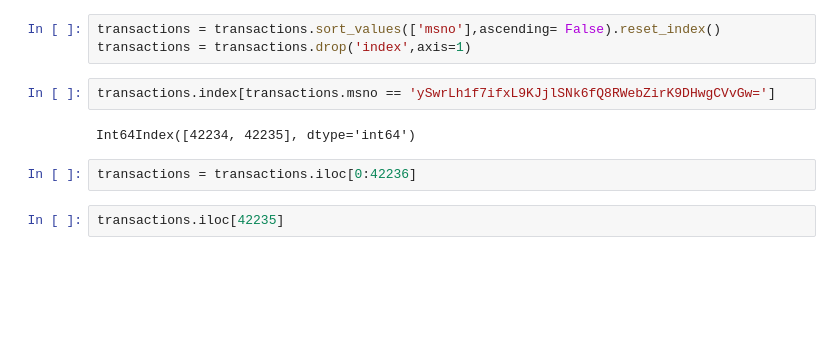
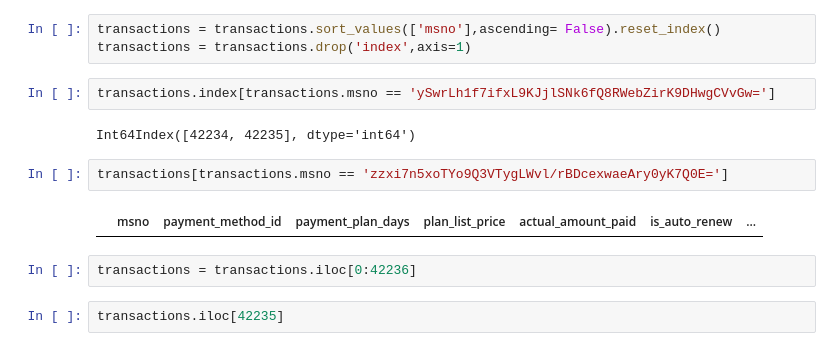
Before and after one commit to rimskiynikita/churn_prediction, a Jupyter notebook: creating_tables.ipynb, the cells around one changed output. Saved outputs shown, nothing was run; the diff lists cells and outputs as text; blank space fills up the shorter version.

```diff
--- a/creating_tables.ipynb
+++ b/creating_tables.ipynb
@@ -181,6 +179,10 @@ transactions = transactions.drop('index',axis=1)
 transactions.index[transactions.msno == 'ySwrLh1f7ifxL9KJjlSNk6fQ8RWebZirK9DHwgCVvGw=']
 # %% [output]
 Int64Index([42234, 42235], dtype='int64')
+# %%
+transactions[transactions.msno == 'zzxi7n5xoTYo9Q3VTygLWvl/rBDcexwaeAry0yK7Q0E=']
+# %% [output]
+|  | msno | payment_method_id | payment_plan_days | plan_list_price | actual_amount_paid | is_auto_renew | ... |
 # %%
 transactions = transactions.iloc[0:42236]
 # %%
```
Also changed, not shown: parts of 4 cells of this notebook, 6 other files.
